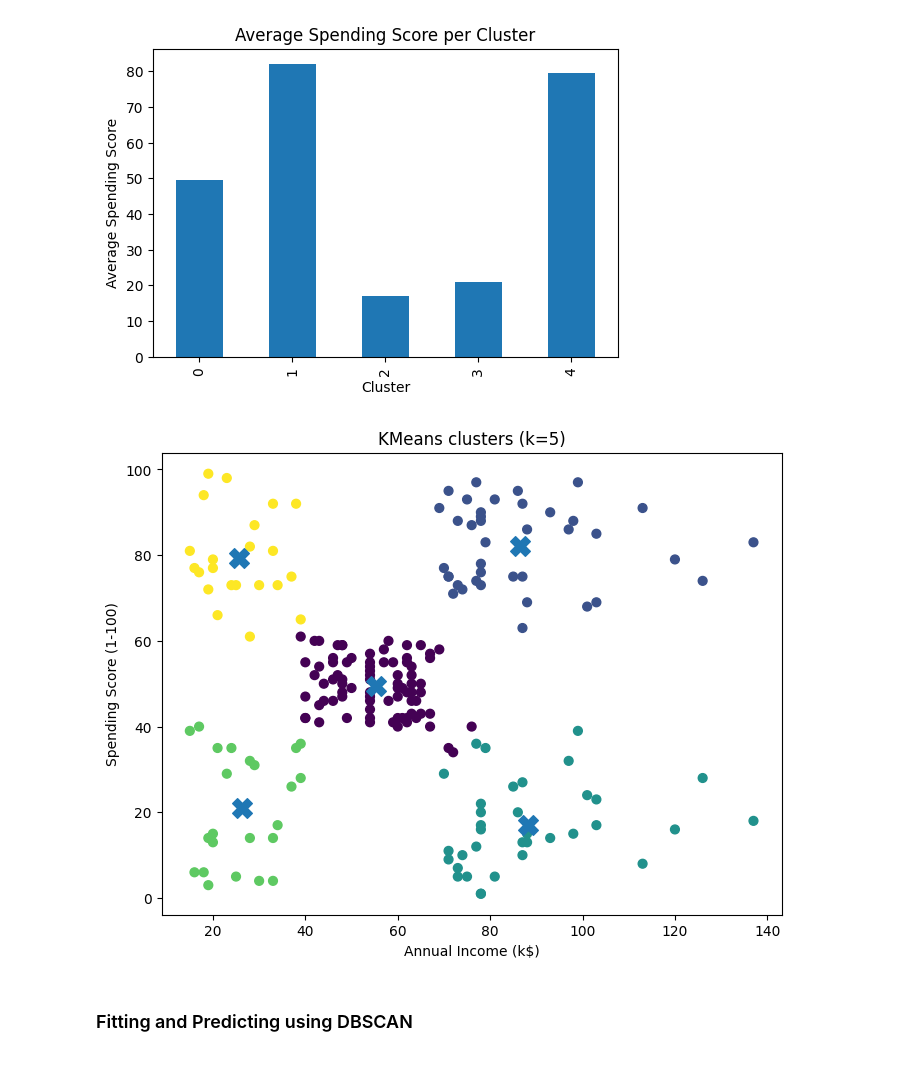
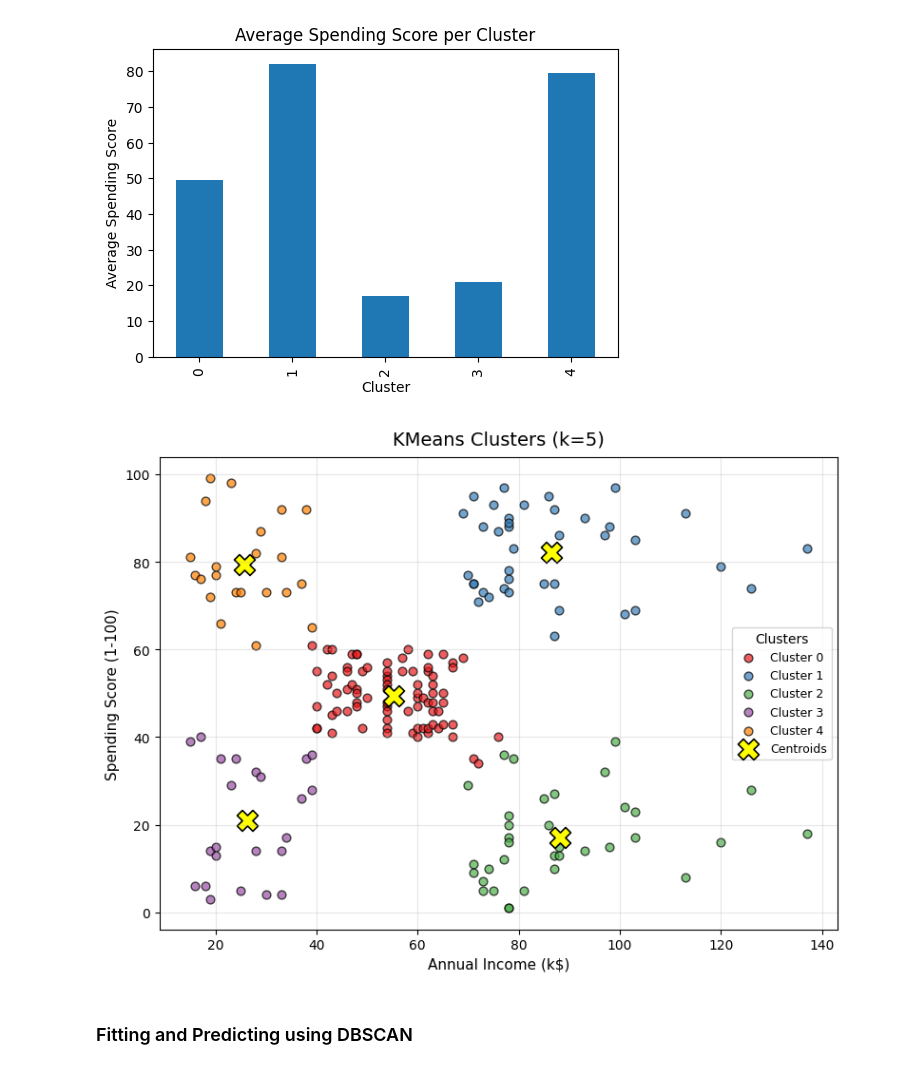
Before and after one commit to AbdelrahmanMostafa33/Customer-Segmentation, a Jupyter notebook: notebooks/Customer Segmentation.ipynb, the cells around one changed output. Drawn from its saved outputs; the diff is of its cells as text; code cells hidden in the pictures.

```diff
--- a/notebooks/Customer Segmentation.ipynb
+++ b/notebooks/Customer Segmentation.ipynb
@@ -26,7 +26,7 @@ RANDOM_STATE = 0
 # %% [markdown]
 ## 2️⃣ Data Loading & Cleaning
 # %%
-df = pd.read_csv("../data/Mall_Customers.csv")
+df = pd.read_csv("../data/raw/Mall_Customers.csv")
 df.head()
 # %% [output]
 |  | CustomerID | Gender | Age | Annual Income (k$) | Spending Score (1-100) |
@@ -194,7 +196,7 @@ Suggested k: 5
 ### Fitting and Predicting with choosen number of clusters using KMeans
 # %%
 # Fit KMeans with chosen k and attach labels
-kmeans = KMeans(n_clusters=suggested_k, random_state=RANDOM_STATE)
+kmeans = KMeans(n_clusters=5, random_state=RANDOM_STATE)
 labels = kmeans.fit_predict(X_scaled)
 df['Cluster'] = labels
 
@@ -237,18 +239,45 @@ plt.show()
 # %% [output]
 [figure]
 # %%
-# Visualize clusters (Annual Income vs Spending Score) and centroids
+# Define a pleasant color palette (same number as clusters)
+palette = sns.color_palette("Set1", n_colors=kmeans.n_clusters)
+
 plt.figure(figsize=(8,6))
-plt.scatter(X['Annual Income (k$)'], X['Spending Score (1-100)'], c=labels, s=40)
-# centroids in original scale
+
+# Plot points colored by cluster
+for i in range(kmeans.n_clusters):
+    plt.scatter(
+        X.loc[df['Cluster'] == i, 'Annual Income (k$)'],
+        X.loc[df['Cluster'] == i, 'Spending Score (1-100)'],
+        s=40,
+        c=[palette[i]],
+        edgecolor='black',
+        alpha=0.7,
+        label=f'Cluster {i}'
+    )
+
+# Centroids (in original scale)
 centroids_orig = scaler.inverse_transform(kmeans.cluster_centers_)
-plt.scatter(centroids_orig[:,0], centroids_orig[:,1], marker='X', s=200)
-plt.xlabel('Annual Income (k$)')
-plt.ylabel('Spending Score (1-100)')
-plt.title(f'KMeans clusters (k={kmeans.n_clusters})')
+plt.scatter(
+    centroids_orig[:,0],
+    centroids_orig[:,1],
+    marker='X',
+    s=250,
+    c='yellow',
+    edgecolor='black',
+    linewidth=1.2,
+    label='Centroids'
+)
+
+plt.xlabel('Annual Income (k$)', fontsize=11)
+plt.ylabel('Spending Score (1-100)', fontsize=11)
+plt.title(f'KMeans Clusters (k={kmeans.n_clusters})', fontsize=14, pad=10)
+plt.legend(title='Clusters', fontsize=9)
+plt.grid(alpha=0.3)
+plt.tight_layout()
 plt.show()
 # %% [output]
-[figure, old version]
+[figure, new version]
 # %% [markdown]
 ### Fitting and Predicting using DBSCAN
 # %%
```
Also changed, not shown: parts of 9 cells of this notebook, 2 other files.
